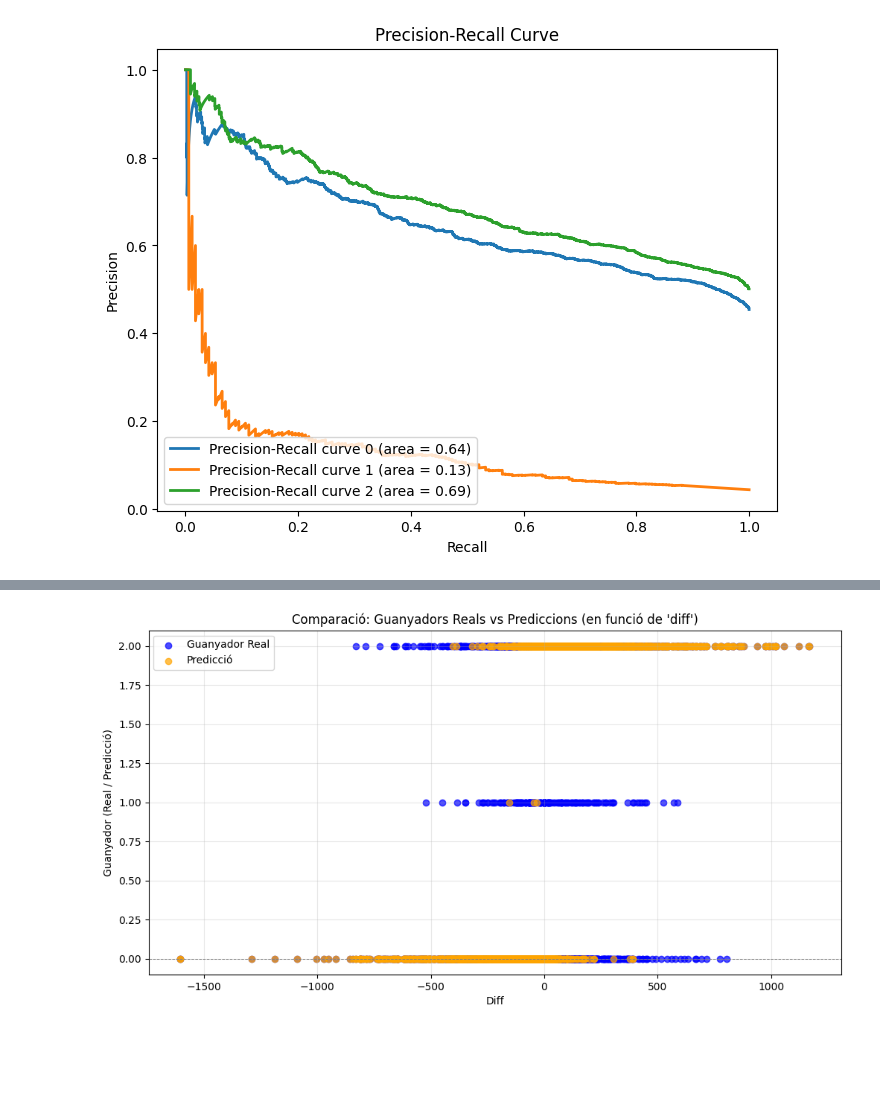
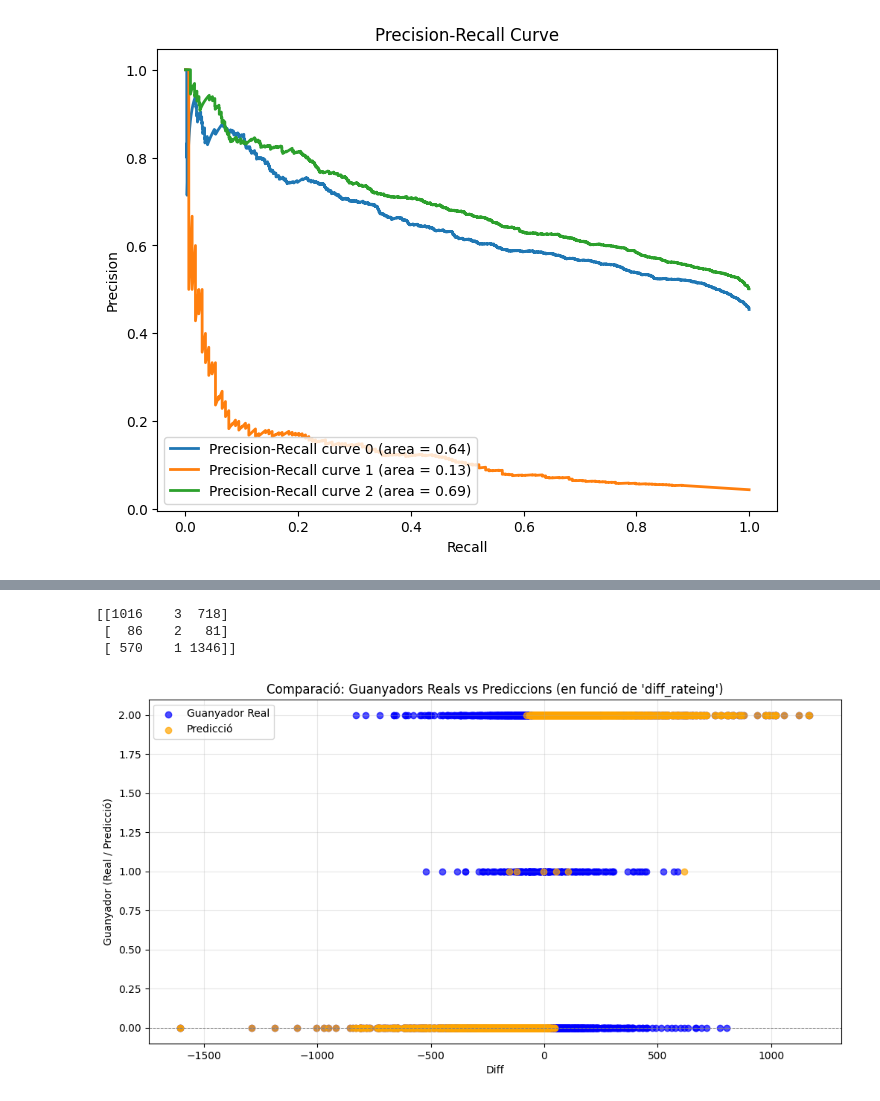
Before and after one commit to NIU1679937/ChestKaggle, a Jupyter notebook: Cas_Kaggle_ApC.ipynb, the cells around one changed output, grey strips where cells are left out. Cells and saved outputs as stored; diff of their text form; code cells hidden in the pictures; blank space fills up the shorter version.

```diff
--- a/Cas_Kaggle_ApC.ipynb
+++ b/Cas_Kaggle_ApC.ipynb
@@ -696,30 +692,48 @@ np.float64(-0.43457943925233644)
+# %%
+lr = LogisticRegression(max_iter=1000, tol=1e-3)
+
+lr.set_params(**lr_param)
+
+lr.fit(X_train, y_train)
+
+y_pred = lr.predict(X_test)
+
+#Mostrem matriu de confusio
+print(confusion_matrix(y_test, y_pred))
+
+final_set = test_set.copy()
+final_set["predicition"] = y_pred
+# %% [output]
+[[1016    3  718]
+ [  86    2   81]
+ [ 570    1 1346]]
 # %%
 # Dades del zip
-true_winner_vs_diff = list(zip(final_set["winner_numeric"], final_set["diff"]))
-pred_winner_vs_diff = list(zip(final_set["predicition"], final_set["diff"]))
+true_winner_vs_diff = list(zip(final_set["winner"], final_set["diff_rating"]))
+pred_winner_vs_diff = list(zip(final_set["predicition"], final_set["diff_rating"]))
 
 # Dividir les dades en dues llistes per a cada conjunt
 true_winners, true_diffs = zip(*true_winner_vs_diff)
 pred_winners, pred_diffs = zip(*pred_winner_vs_diff)
 
 # Crear un gràfic de dispersió
 plt.figure(figsize=(12, 6))
 
 # Guanyador real vs diff
 plt.scatter(true_diffs, true_winners, color='blue', alpha=0.7, label='Guanyador Real')
 
 # Predicció vs diff
 plt.scatter(pred_diffs, pred_winners, color='orange', alpha=0.7, label='Predicció')
 
 # Afegir títol i etiquetes
-plt.title("Comparació: Guanyadors Reals vs Prediccions (en funció de 'diff')")
+plt.title("Comparació: Guanyadors Reals vs Prediccions (en funció de 'diff_rateing')")
 plt.xlabel("Diff")
 plt.ylabel("Guanyador (Real / Predicció)")
 plt.axhline(y=0, color='gray', linestyle='--', linewidth=0.7)  # Línia de referència
 plt.legend()
 plt.grid(alpha=0.3)
 
 # Mostrar el gràfic
 plt.show()
 # %% [output]
-[figure, old version]
+[figure, new version]
```
Also changed, not shown: parts of 11 cells of this notebook.
